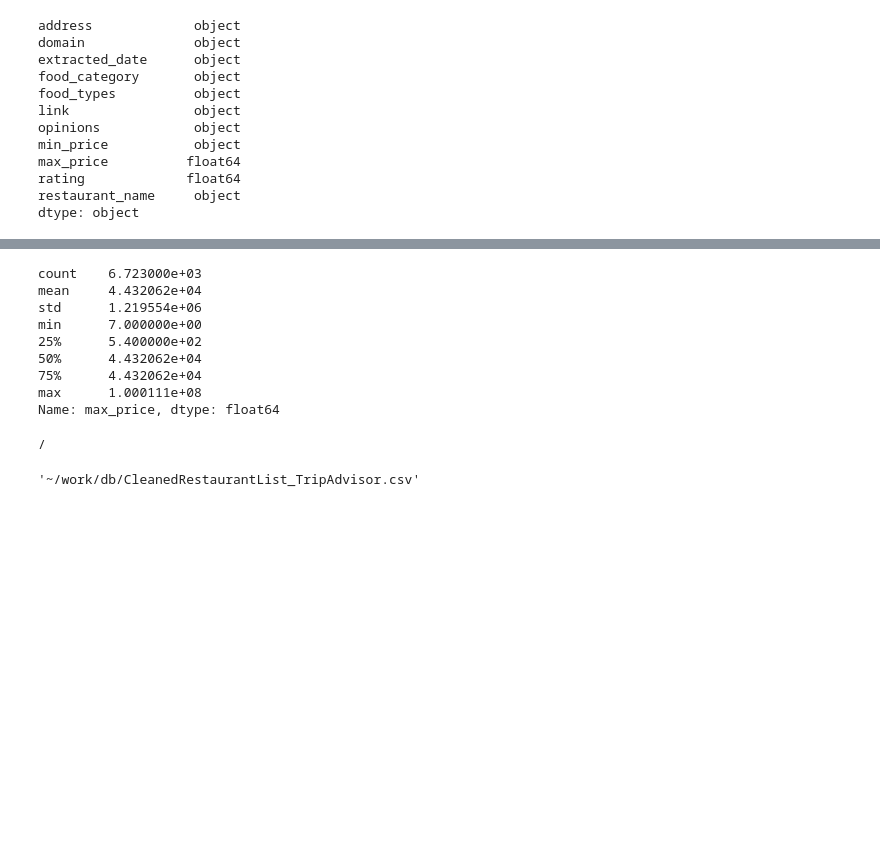
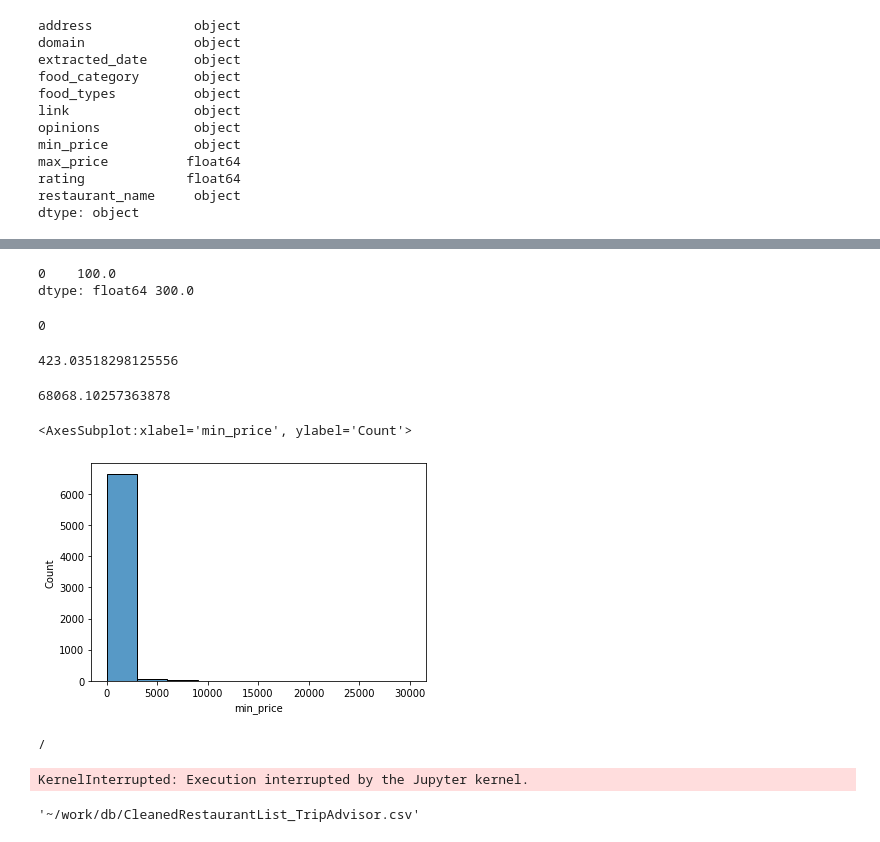
Before and after one commit to AgniGarcia/TripAdvisorProject, a Jupyter notebook: tripadvisorCleaner.ipynb, the cells around one changed output, grey strips where cells are left out. Cells and saved outputs as stored; diff of their text form; code cells hidden in the pictures; blank space fills up the shorter version.

```diff
--- a/tripadvisorCleaner.ipynb
+++ b/tripadvisorCleaner.ipynb
@@ -42,12 +37,0 @@ df.head()
-# %%
-df['max_price'].describe()
-# %% [output]
-count    6.723000e+03
-mean     4.432062e+04
-std      1.219554e+06
-min      7.000000e+00
-25%      5.400000e+02
-50%      4.432062e+04
-75%      4.432062e+04
-max      1.000111e+08
-Name: max_price, dtype: float64
@@ -53,0 +42,11 @@ Name: max_price, dtype: float64
+# %%
+# Creating instances for mean and median of prices
+min_price_mean = df['min_price'].mean()
+max_price_median = df['max_price'].median()
+# Creating mode variables decidind to fill na with these
+max_price_mode = df['max_price'].mode()
+min_price_mode = df['min_price'].mode()
+print(min_price_mode, max_price_median)
+# %% [output]
+0    100.0
+dtype: float64 300.0
@@ -54,8 +65,38 @@ Name: max_price, dtype: float64
+# %%
+# Practice create/drop new columns
+df.drop('Nueva Columna',axis=1, inplace=True)
+# %%
+df['max_price'] = df['max_price'].dropna(axis=0,inplace=True)
+# %%
+df['min_price'].isnull().sum()
+# %% [output]
+0
+# %%
+# Changing nan by interpolation doesnt work for analysis
+df['min_price'] = df['min_price'].interpolate()
+df['min_price'].mean()
+# %% [output]
+423.03518298125556
+# %%
+#Changing nan by interpolation
+df['max_price'] = df['max_price'].interpolate()
+df['max_price'].mean()
+# %% [output]
+68068.10257363878
+# %%
+sns.histplot(df['min_price'], bins=10)
+# %% [output]
+<AxesSubplot:xlabel='min_price', ylabel='Count'>
+[figure, added]
 # %%
 %cd '~/work'
 %mkdir 'db'
 # %% [output]
 /
+# %%
+sns.histplot(df['max_price'])
+# %% [output]
+KernelInterrupted: Execution interrupted by the Jupyter kernel.
 # %%
 dir_pandas = '~/work/db/{}'.format('CleanedRestaurantList_TripAdvisor.csv')
 dir_pandas
```
Also changed, not shown: parts of 13 cells of this notebook, 3 other files.
